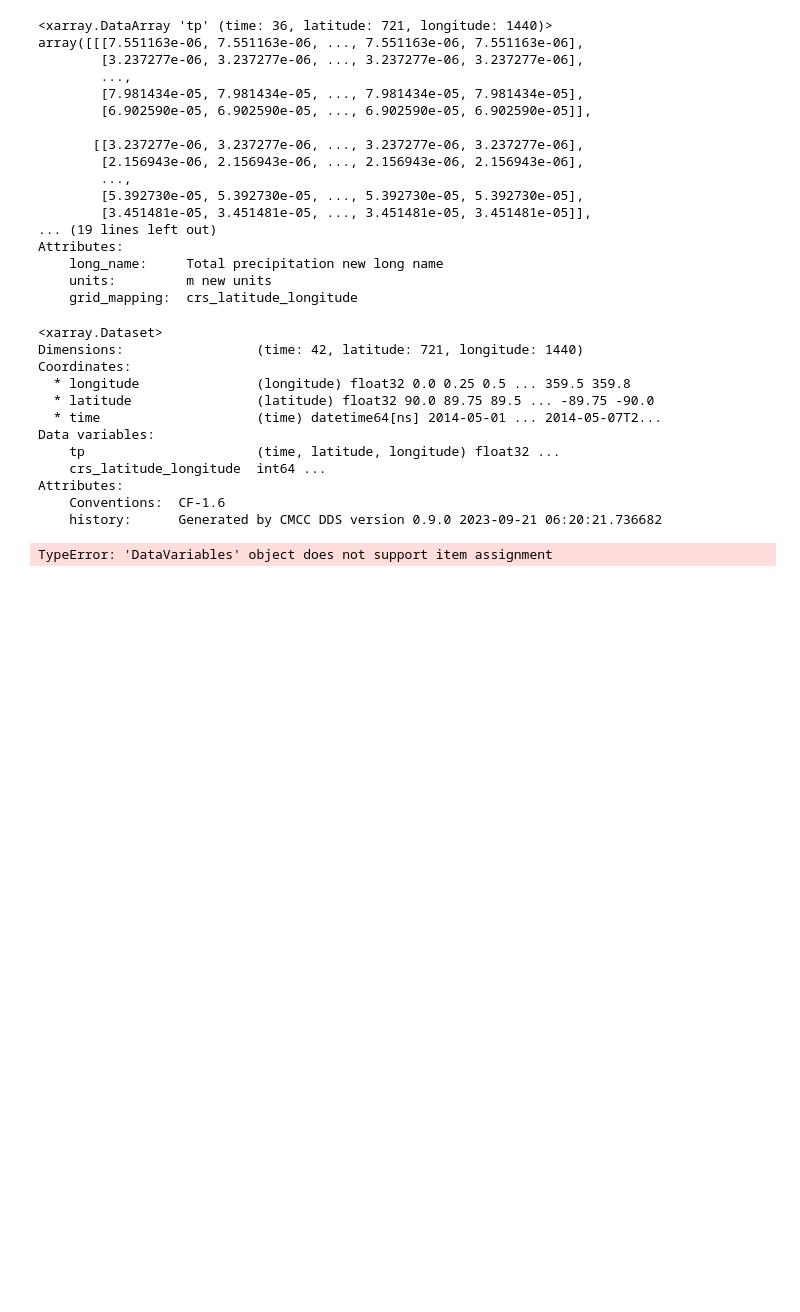
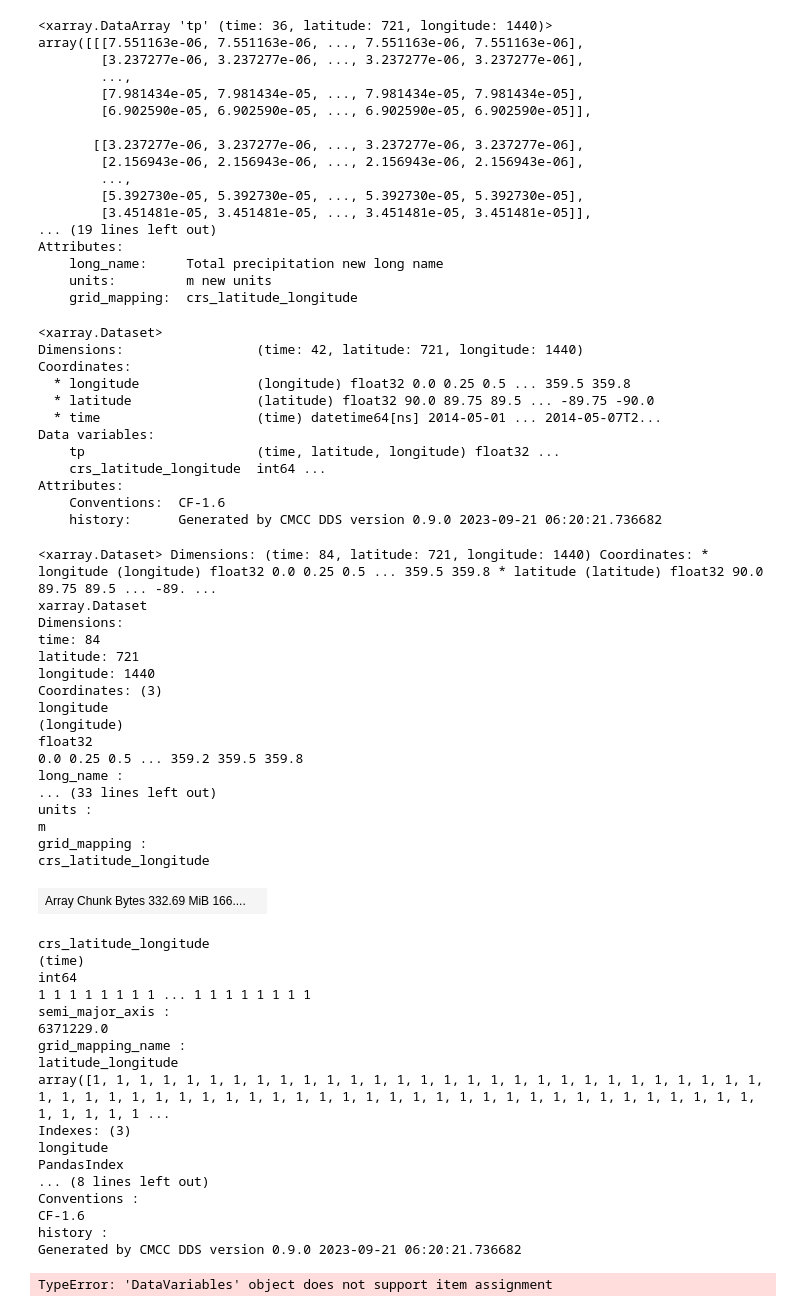
Before and after one commit to tallatmahmood98/development-catalog, a Jupyter notebook: Catalog/catalogTest.ipynb, the cells around one changed output. Drawn from its saved outputs; the diff is of its cells as text; code cells hidden in the pictures; blank space fills up the shorter version.

```diff
--- a/Catalog/catalogTest.ipynb
+++ b/Catalog/catalogTest.ipynb
@@ -69,6 +69,44 @@ Attributes:
     history:      Generated by CMCC DDS version 0.9.0 2023-09-21 06:20:21.736682
 # %%
 ds.to_netcdf('./datasets/ERA5/single-levels/reanalysis/2014/era5-single-level-total_precipitation-hourly-2014-portion_.nc')
+# %%
+xr.open_mfdataset('./datasets/ERA5/single-levels/reanalysis/2014/*.nc')
+# %% [output]
+<xarray.Dataset> Dimensions: (time: 84, latitude: 721, longitude: 1440) Coordinates: * longitude (longitude) float32 0.0 0.25 0.5 ... 359.5 359.8 * latitude (latitude) float32 90.0 89.75 89.5 ... -89. ...
+xarray.Dataset
+Dimensions:
+time: 84
+latitude: 721
+longitude: 1440
+Coordinates: (3)
+longitude
+(longitude)
+float32
+0.0 0.25 0.5 ... 359.2 359.5 359.8
+long_name :
+... (33 lines left out)
+units :
+m
+grid_mapping :
+crs_latitude_longitude
+| Array Chunk Bytes 332.69 MiB 166.... |  |
+crs_latitude_longitude
+(time)
+int64
+1 1 1 1 1 1 1 1 ... 1 1 1 1 1 1 1 1
+semi_major_axis :
+6371229.0
+grid_mapping_name :
+latitude_longitude
+array([1, 1, 1, 1, 1, 1, 1, 1, 1, 1, 1, 1, 1, 1, 1, 1, 1, 1, 1, 1, 1, 1, 1, 1, 1, 1, 1, 1, 1, 1, 1, 1, 1, 1, 1, 1, 1, 1, 1, 1, 1, 1, 1, 1, 1, 1, 1, 1, 1, 1, 1, 1, 1, 1, 1, 1, 1, 1, 1, 1, 1, 1, 1, 1, 1 ...
+Indexes: (3)
+longitude
+PandasIndex
+... (8 lines left out)
+Conventions :
+CF-1.6
+history :
+Generated by CMCC DDS version 0.9.0 2023-09-21 06:20:21.736682
 # %%
 ds.data_vars['tp_replica'] = ds.data_vars['tp'].copy()
 # %% [output]
```
Also changed, not shown: parts of 10 cells of this notebook, 1 other file.
